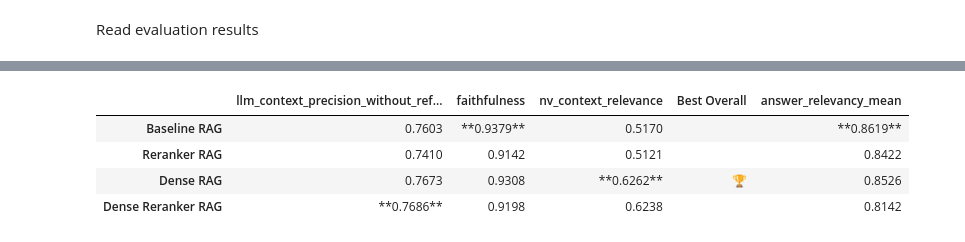
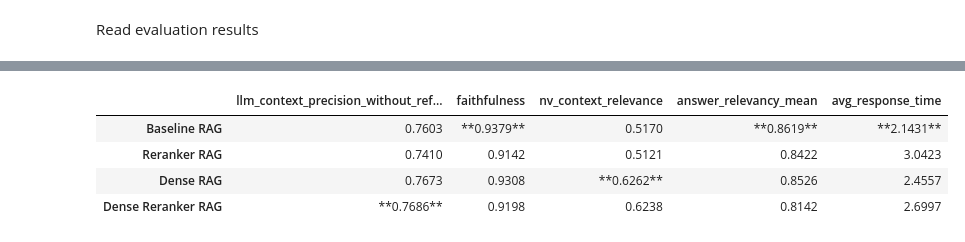
Before and after one commit to ivanarena/dreamplan-ai-financial-advisor, a Jupyter notebook: experiment/evaluation.ipynb, the cells around one changed output, grey strips where cells are left out. Cells and saved outputs as stored; diff of their text form; code cells hidden in the pictures.

```diff
--- a/experiment/evaluation.ipynb
+++ b/experiment/evaluation.ipynb
@@ -147,5 +256,20 @@ other_metrics_means = {
 }
 other_metrics_df = pd.DataFrame.from_dict(other_metrics_means, orient="index")
 
-answer_relevancy_df, other_metrics_df
+# Map method names to their corresponding avg response time file
+method_to_file = {
+    "LLM Only": "questions_llm_only.jsonl",
+    "Baseline RAG": "questions_baseline_rag.jsonl",
+    "Reranker RAG": "questions_reranker_rag.jsonl",
+    "Dense RAG": "questions_dense_rag.jsonl",
+    "Dense Reranker RAG": "questions_dense_reranker_rag.jsonl",
+}
+
+
+# Add avg response time to answer_relevancy_df
+answer_relevancy_df["avg_response_time"] = [
+    avg_response_times.get(method_to_file[m], None) for m in answer_relevancy_df.index
+]
+
+answer_relevancy_df
 # %% [output]
@@ -169,52 +284,31 @@ answer_relevancy_df, other_metrics_df
 # %%
-import numpy as np
-
-# Highlight best in each metric (highest value)
 highlighted = other_metrics_df.copy()
 for col in highlighted.columns:
     max_val = highlighted[col].max()
-    highlighted[col] = highlighted[col].apply(lambda x: f"**{x:.4f}**" if np.isclose(x, max_val) else f"{x:.4f}")
+    highlighted[col] = highlighted[col].apply(
+        lambda x: f"**{x:.4f}**" if np.isclose(x, max_val) else f"{x:.4f}"
+    )
 
-# Find best overall (highest mean across metrics)
-overall_means = other_metrics_df.mean(axis=1)
-best_overall_method = overall_means.idxmax()
+# Add and highlight answer_relevancy_mean
+highlighted["answer_relevancy_mean"] = answer_relevancy_df.loc[highlighted.index, "answer_relevancy_mean"]
+max_relevancy = highlighted["answer_relevancy_mean"].max()
+highlighted["answer_relevancy_mean"] = highlighted["answer_relevancy_mean"].apply(
+    lambda x: f"**{x:.4f}**" if np.isclose(x, max_relevancy) else f"{x:.4f}"
+)
 
-# Add a column to indicate best overall
-highlighted["Best Overall"] = ""
-highlighted.loc[best_overall_method, "Best Overall"] = "🏆"
+# Add and highlight avg_response_time (lowest is best)
+highlighted["avg_response_time"] = [
+    avg_response_times.get(method_to_file[m], None) for m in highlighted.index
+]
+min_time = highlighted["avg_response_time"].min()
+highlighted["avg_response_time"] = highlighted["avg_response_time"].apply(
+    lambda x: f"**{x:.4f}**" if np.isclose(x, min_time) else f"{x:.4f}"
+)
 
 highlighted
-# Add answer_relevancy_mean to highlighted table and highlight best
-highlighted["answer_relevancy_mean"] = answer_relevancy_df.loc[highlighted.index, "answer_relevancy_mean"].apply(lambda x: f"{x:.4f}")
-
-max_relevancy = answer_relevancy_df["answer_relevancy_mean"].max()
-for idx in highlighted.index:
-    val = answer_relevancy_df.loc[idx, "answer_relevancy_mean"]
-    if np.isclose(val, max_relevancy):
-        highlighted.at[idx, "answer_relevancy_mean"] = f"**{val:.4f}**"
-
-# Compute overall mean including answer_relevancy_mean
-metrics_for_overall = ["llm_context_precision_without_reference", "faithfulness", "nv_context_relevance", "answer_relevancy_mean"]
-
-# Convert answer_relevancy_mean to float for calculation
-highlighted["answer_relevancy_mean_float"] = answer_relevancy_df.loc[highlighted.index, "answer_relevancy_mean"]
-
-overall_means_incl_relevancy = highlighted[["llm_context_precision_without_reference", "faithfulness", "nv_context_relevance"]].applymap(lambda x: float(x.replace("**", ""))) \
-    .join(highlighted["answer_relevancy_mean_float"]).mean(axis=1)
-
-best_overall_method_incl_relevancy = overall_means_incl_relevancy.idxmax()
-
-# Update Best Overall column
-highlighted["Best Overall"] = ""
-highlighted.loc[best_overall_method_incl_relevancy, "Best Overall"] = "🏆"
-
-# Remove helper column
-highlighted = highlighted.drop(columns=["answer_relevancy_mean_float"])
-
-highlighted
 # %% [output]
-|  | llm_context_precision_without_ref... | faithfulness | nv_context_relevance | Best Overall | answer_relevancy_mean |
-| Baseline RAG | 0.7603 | **0.9379** | 0.5170 |  | **0.8619** |
-| Reranker RAG | 0.7410 | 0.9142 | 0.5121 |  | 0.8422 |
-| Dense RAG | 0.7673 | 0.9308 | **0.6262** | 🏆 | 0.8526 |
-| Dense Reranker RAG | **0.7686** | 0.9198 | 0.6238 |  | 0.8142 |
+|  | llm_context_precision_without_ref... | faithfulness | nv_context_relevance | answer_relevancy_mean | avg_response_time |
+| Baseline RAG | 0.7603 | **0.9379** | 0.5170 | **0.8619** | **2.1431** |
+| Reranker RAG | 0.7410 | 0.9142 | 0.5121 | 0.8422 | 3.0423 |
+| Dense RAG | 0.7673 | 0.9308 | **0.6262** | 0.8526 | 2.4557 |
+| Dense Reranker RAG | **0.7686** | 0.9198 | 0.6238 | 0.8142 | 2.6997 |
```
Also changed, not shown: parts of 12 cells of this notebook, 12 other files.
